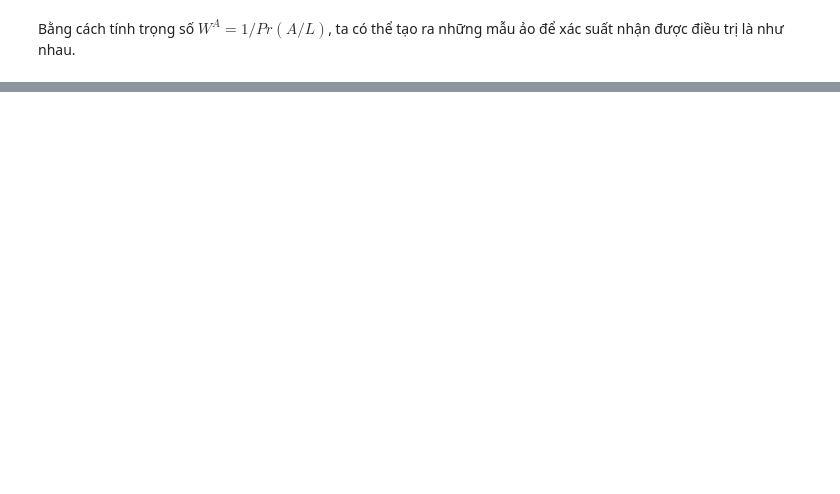
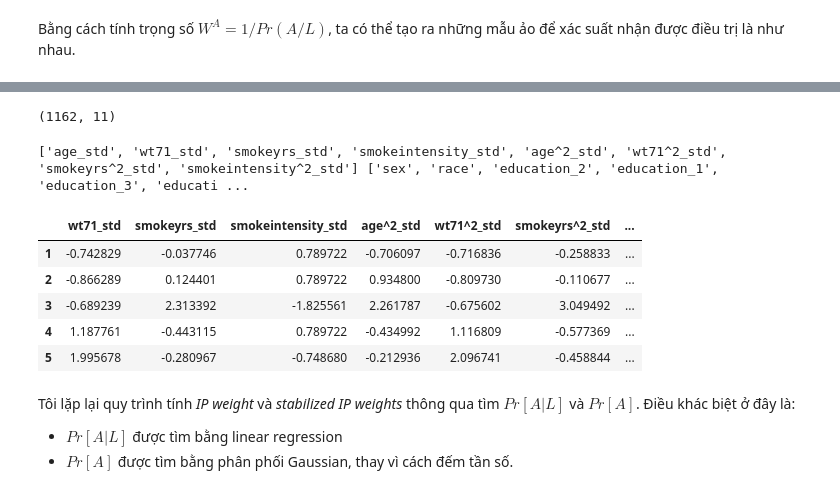
Before and after one commit to vuongkienthanh/causalsurvivalnotebooks, a Jupyter notebook: 3_IP_weighting.ipynb, the cells around one changed output, grey strips where cells are left out. Saved outputs shown, nothing was run; the diff lists cells and outputs as text; code cells hidden in the pictures; blank space fills up the shorter version.

Commit message:
ip weight

```diff
--- a/3_IP_weighting.ipynb
+++ b/3_IP_weighting.ipynb
@@ -88,3 +24,0 @@ LogisticRegression()
-# %%
-probs = m1.predict_proba(df[continuous + quadratic + categorical])
-df['IP_weight'] = np.reciprocal(np.where(df['qsmk']==0, probs[:,0], probs[:,1]))
@@ -118,7 +24,0 @@ $$SW^A = \frac{Pr[A=a]}{Pr[A=a|L]}$$
-# %%
-pa0 = (df['qsmk']==0).sum() / df['qsmk'].size
-pa1 = (df['qsmk']==1).sum() / df['qsmk'].size
-
-df['IP_weight_stb'] = np.where(df['qsmk']==0, df['IP_weight']*pa0, df['IP_weight']*pa1 )
-
-df['IP_weight_stb'].describe()
@@ -160,0 +225,31 @@ array([[-0.00867344]])
+# %%
+struct = {
+    'A': 'smkintensity82_71',
+    'Y': 'wt82_71',
+    'continuous': ['age', 'wt71','smokeyrs', 'smokeintensity'],
+    'multi_cate': ['education', 'exercise', 'active'],
+    'binary_cate': ['sex', 'race'],
+}
+
+df = get_df(struct)
+df = df[df['smokeintensity']<=25]
+df.shape
+# %% [output]
+(1162, 11)
+# %%
+df, continuous_std, all_cate, A_, Y_, scalers= transform(
+    df, True, True, **struct)
+print(continuous_std, all_cate, A_, Y_)
+df.iloc[:,-20:].head()
+# %% [output]
+['age_std', 'wt71_std', 'smokeyrs_std', 'smokeintensity_std', 'age^2_std', 'wt71^2_std', 'smokeyrs^2_std', 'smokeintensity^2_std'] ['sex', 'race', 'education_2', 'education_1', 'education_3', 'educati ...
+|  | wt71_std | smokeyrs_std | smokeintensity_std | age^2_std | wt71^2_std | smokeyrs^2_std | ... |
+| 1 | -0.742829 | -0.037746 | 0.789722 | -0.706097 | -0.716836 | -0.258833 | ... |
+| 2 | -0.866289 | 0.124401 | 0.789722 | 0.934800 | -0.809730 | -0.110677 | ... |
+| 3 | -0.689239 | 2.313392 | -1.825561 | 2.261787 | -0.675602 | 3.049492 | ... |
+| 4 | 1.187761 | -0.443115 | 0.789722 | -0.434992 | 1.116809 | -0.577369 | ... |
+| 5 | 1.995678 | -0.280967 | -0.748680 | -0.212936 | 2.096741 | -0.458844 | ... |
+# %% [markdown]
+Tôi lặp lại quy trình tính *IP weight* và *stabilized IP weights* thông qua tìm $Pr[A|L]$ và $Pr[A]$. Điều khác biệt ở đây là:
+- $Pr[A|L]$ được tìm bằng linear regression
+- $Pr[A]$ được tìm bằng phân phối Gaussian, thay vì cách đếm tần số.
```
Also changed, not shown: parts of 50 cells of this notebook.
